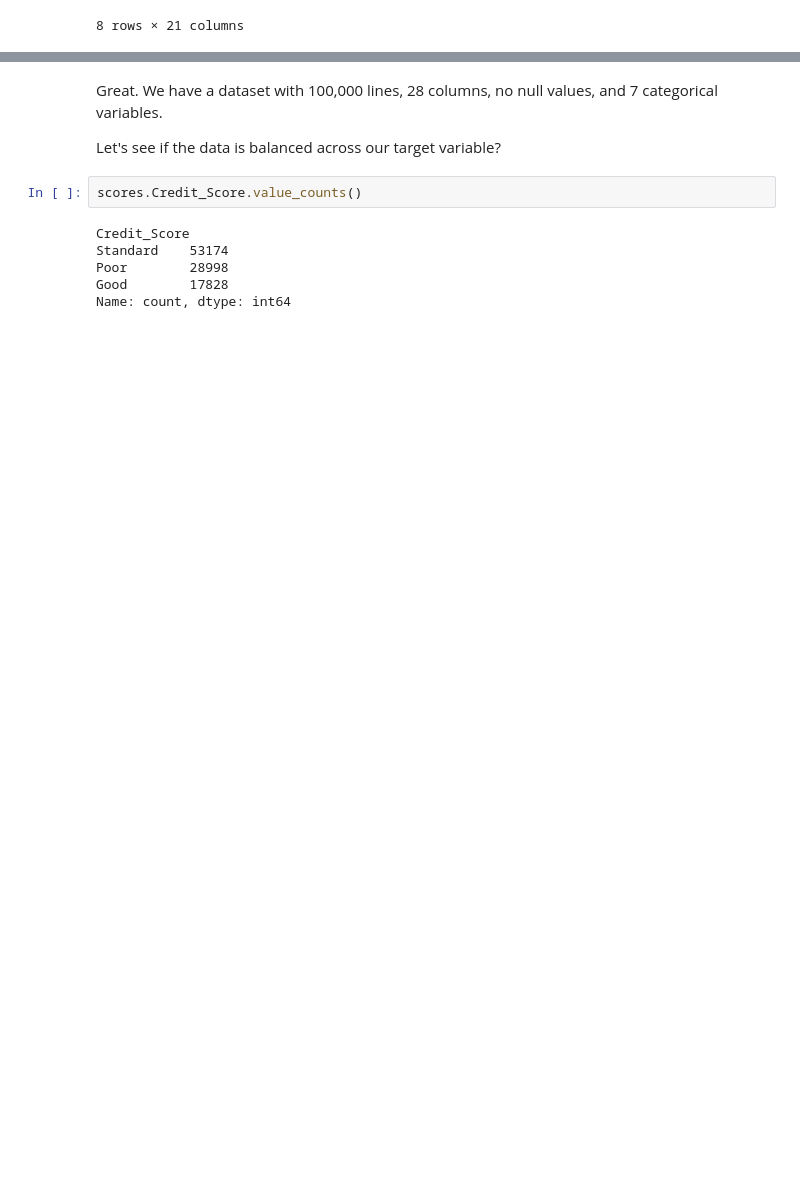
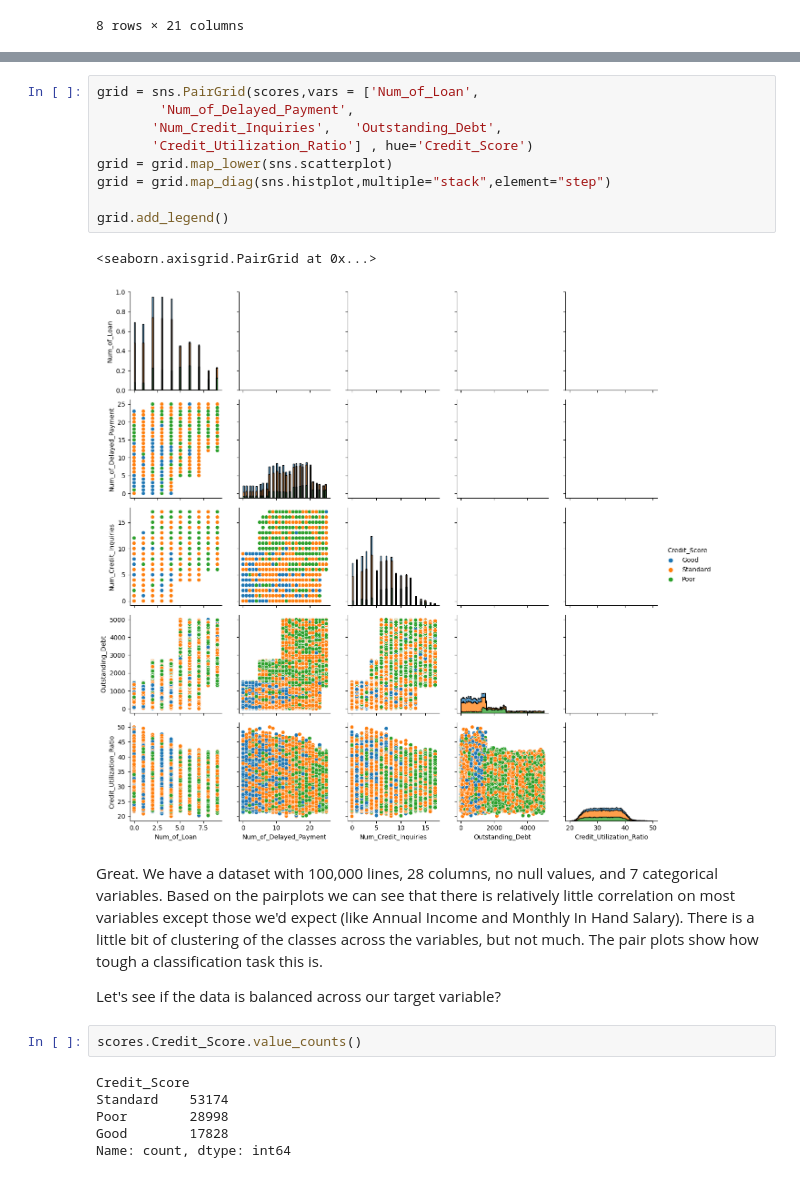
Before and after one commit to tbonesteaks/clustercreditscoring, a Jupyter notebook: unsupervised-final-creditscoring.ipynb, the cells around one changed output, grey strips where cells are left out. Drawn from its saved outputs; the diff is of its cells as text; blank space fills up the shorter version.

```diff
--- a/unsupervised-final-creditscoring.ipynb
+++ b/unsupervised-final-creditscoring.ipynb
@@ -94,5 +112,17 @@ scores.describe()
+# %%
+grid = sns.PairGrid(scores,vars = ['Num_of_Loan',
+        'Num_of_Delayed_Payment',
+       'Num_Credit_Inquiries',   'Outstanding_Debt',
+       'Credit_Utilization_Ratio'] , hue='Credit_Score')
+grid = grid.map_lower(sns.scatterplot)
+grid = grid.map_diag(sns.histplot,multiple="stack",element="step")
+
+grid.add_legend()
+# %% [output]
+<seaborn.axisgrid.PairGrid at 0x...>
+[figure, added]
 # %% [markdown]
-Great. We have a dataset with 100,000 lines, 28 columns, no null values, and 7 categorical variables.
+Great. We have a dataset with 100,000 lines, 28 columns, no null values, and 7 categorical variables. Based on the pairplots we can see that there is relatively little correlation on most variables except those we'd expect (like Annual Income and Monthly In Hand Salary). There is a little bit of clustering of the classes across the variables, but not much. The pair plots show how tough a classification task this is.
 
 Let's see if the data is balanced across our target variable?
 # %%
```
Also changed, not shown: parts of 23 cells of this notebook.
